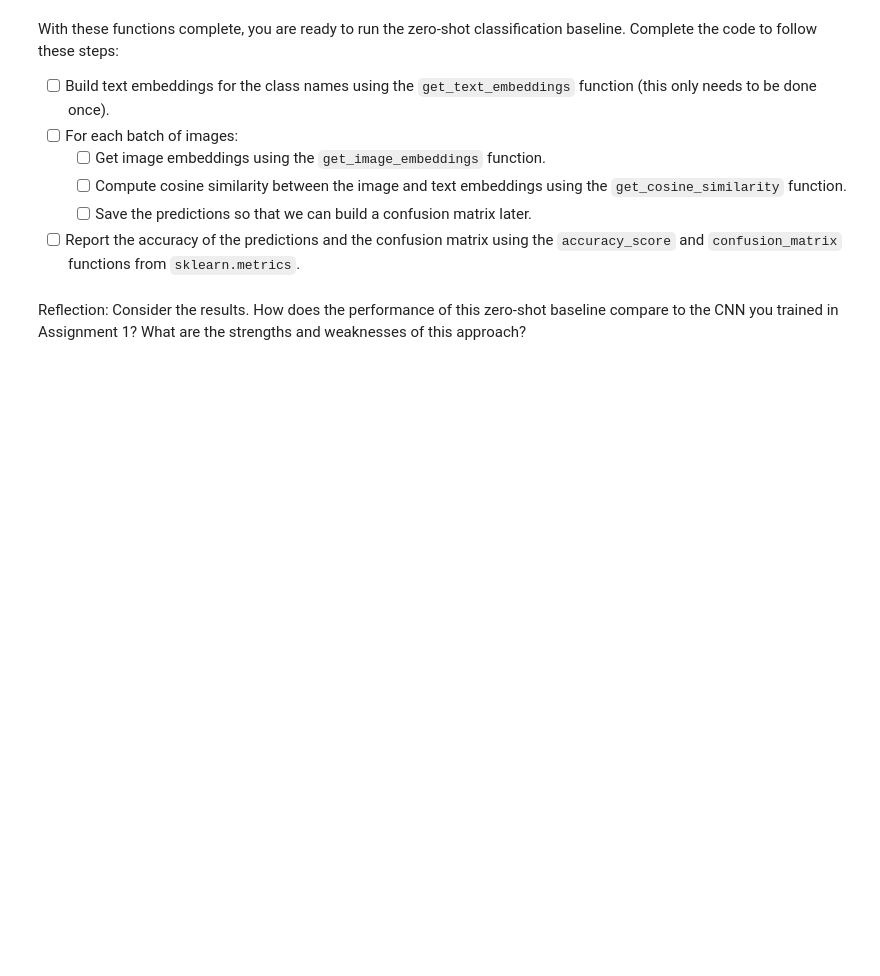
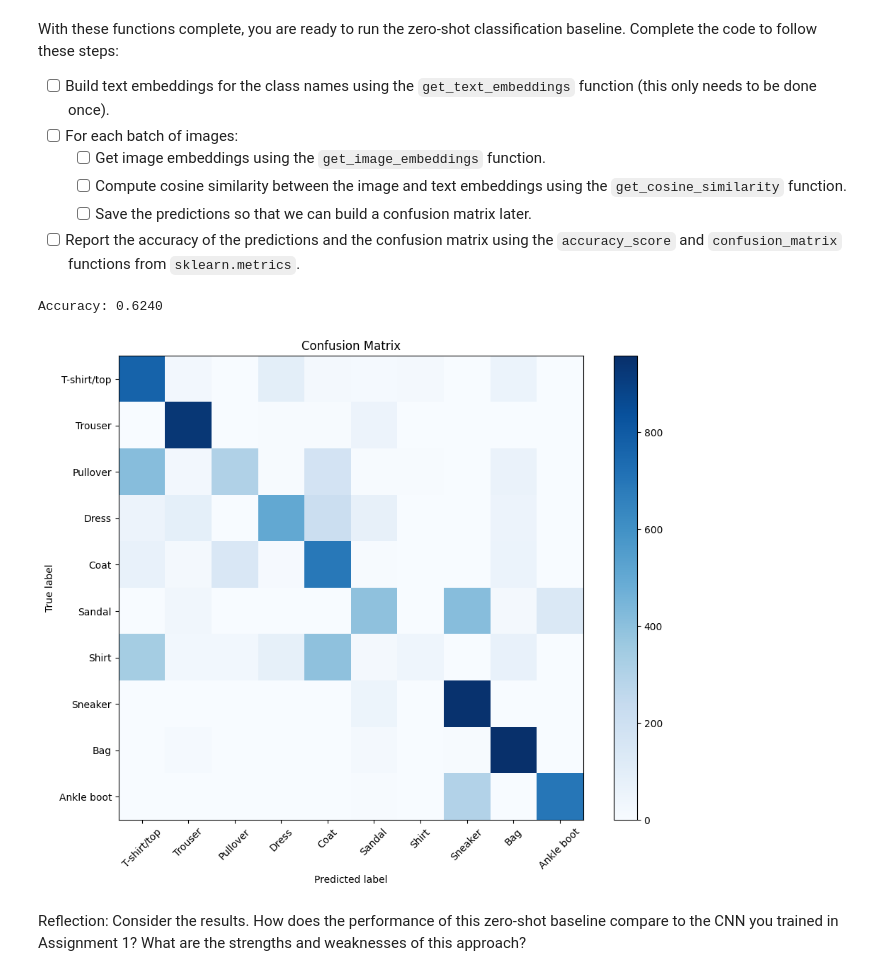
Before and after one commit to surjannu/deep_learning, a Jupyter notebook: 02_activities/assignments/assignment_2.ipynb, the cells around one changed output. Saved outputs shown, nothing was run; the diff lists cells and outputs as text; code cells hidden in the pictures; blank space fills up the shorter version.

```diff
--- a/02_activities/assignments/assignment_2.ipynb
+++ b/02_activities/assignments/assignment_2.ipynb
@@ -159,6 +156,8 @@ For our first attempt, we’ll use the bare class names as prompts, e.g.:
 
 Note that for normalized vectors like the ones we are using, cosine similarity is equivalent to the dot product. This means we can use the handy formula `cosine_similarity = vector_a @ vector_b.T` to compute the similarity between the image and text embeddings.
 # %%
+import torch  # type: ignore
+
 def get_text_embeddings(class_names: list[str]) -> torch.Tensor:
     """    Get text embeddings for the given class names using CLIP.
     Args:
@@ -172,6 +171,10 @@ def get_text_embeddings(class_names: list[str]) -> torch.Tensor:
 
     with torch.no_grad():
         text_embeddings = clip_model.get_text_features(**tokenized)
+
+    # Handle output object (BaseModelOutputWithPooling) in some transformers versions
+    if not isinstance(text_embeddings, torch.Tensor):
+        text_embeddings = text_embeddings.pooler_output if hasattr(text_embeddings, 'pooler_output') else text_embeddings.last_hidden_state[:, 0]
 
     text_feats = text_embeddings / text_embeddings.norm(dim=-1, keepdim=True)
 
@@ -187,6 +190,13 @@ def get_image_embeddings(images: torch.Tensor) -> torch.Tensor:
     with torch.no_grad():
         image_embeddings = clip_model.get_image_features(pixel_values=images)
 
+    # Handle output object (BaseModelOutputWithPooling) in some transformers versions
+    if not isinstance(image_embeddings, torch.Tensor):
+        if hasattr(image_embeddings, 'pooler_output') and image_embeddings.pooler_output is not None:
+            image_embeddings = image_embeddings.pooler_output
+        else:
+            image_embeddings = image_embeddings.last_hidden_state[:, 0]
+
     image_feats = image_embeddings / image_embeddings.norm(dim=-1, keepdim=True)
 
     return image_feats
@@ -206,7 +216,7 @@ def get_cosine_similarity(image_feats: torch.Tensor, text_feats: torch.Tensor) -
     text_feats = text_feats.cpu()    # Ensure text features are on CPU
 
     # Compute cosine similarity, which is the dot product of normalized vectors
-    return # Complete
+    return (image_feats @ text_feats.T).numpy()
 
 def get_predictions(similarity: np.ndarray) -> np.ndarray:
     """
@@ -217,7 +227,7 @@ def get_predictions(similarity: np.ndarray) -> np.ndarray:
         numpy.ndarray: Predicted class indices for each image, shape (N,).
     """
     # Get the index of the maximum similarity for each image
-    return # Complete
+    return np.argmax(similarity, axis=1)
 # %% [markdown]
 With these functions complete, you are ready to run the zero-shot classification baseline. Complete the code to follow these steps:
 
@@ -229,27 +239,65 @@ With these functions complete, you are ready to run the zero-shot classification
 - [ ] Report the accuracy of the predictions and the confusion matrix using the `accuracy_score` and `confusion_matrix` functions from `sklearn.metrics`.
 # %%
 from sklearn.metrics import accuracy_score, confusion_matrix
+import torch
+from transformers import CLIPModel, CLIPProcessor
+
+# Ensure CLIP model/processor are loaded (run model-loading cell if not)
+try:
+    _ = clip_processor
+except NameError:
+
+    clip_model_name = "openai/clip-vit-base-patch32"
+    clip_model = CLIPModel.from_pretrained(clip_model_name)
+    clip_processor = CLIPProcessor.from_pretrained(clip_model_name, use_fast=False)
+    clip_model.eval()
+    device = "cuda" if torch.cuda.is_available() else ("mps" if getattr(torch.backends.mps, 'is_available', lambda: False)() else "cpu")
+    clip_model.to(device)
+
+# Ensure CLASS_NAMES is defined (from data-loading cell; redefine if run out of order)
+try:
+    _ = CLASS_NAMES
+except NameError:
+    CLASS_NAMES = ["T-shirt/top", "Trouser", "Pullover", "Dress", "Coat",
+                  "Sandal", "Shirt", "Sneaker", "Bag", "Ankle boot"]
+
+# Build text embeddings for class names once
+text_feats = get_text_embeddings(CLASS_NAMES)
 
 y_true, y_pred = [], []
 
 for pixel_values, labels in test_loader:
+    # Get image embeddings (pixel_values are already on device via collate_fn)
+    image_feats = get_image_embeddings(pixel_values)
+    # Compute cosine similarity between image and text embeddings
+    similarity = get_cosine_similarity(image_feats, text_feats)
+    # Get predicted class for each image
+    preds = get_predictions(similarity)
+    y_true.extend(labels.numpy())
+    y_pred.extend(preds)
 
 # Report the accuracy of the predictions
+print(f"Accuracy: {accuracy_score(y_true, y_pred):.4f}")
 
 # Report the confusion matrix
 def plot_confusion_matrix(y_true, y_pred, class_names):
     cm = confusion_matrix(y_true, y_pred)
     plt.figure(figsize=(10, 8))
     plt.imshow(cm, interpolation='nearest', cmap=plt.cm.Blues)
     plt.title('Confusion Matrix')
     plt.colorbar()
     tick_marks = np.arange(len(class_names))
     plt.xticks(tick_marks, class_names, rotation=45)
     plt.yticks(tick_marks, class_names)
     plt.ylabel('True label')
     plt.xlabel('Predicted label')
     plt.tight_layout()
     plt.show()
+
+plot_confusion_matrix(y_true, y_pred, CLASS_NAMES)
+# %% [output]
+Accuracy: 0.6240
+[figure, added]
 # %% [markdown]
 Reflection: Consider the results. How does the performance of this zero-shot baseline compare to the CNN you trained in Assignment 1? What are the strengths and weaknesses of this approach?
 # %% [markdown]
```
Also changed, not shown: parts of 3 cells of this notebook.
